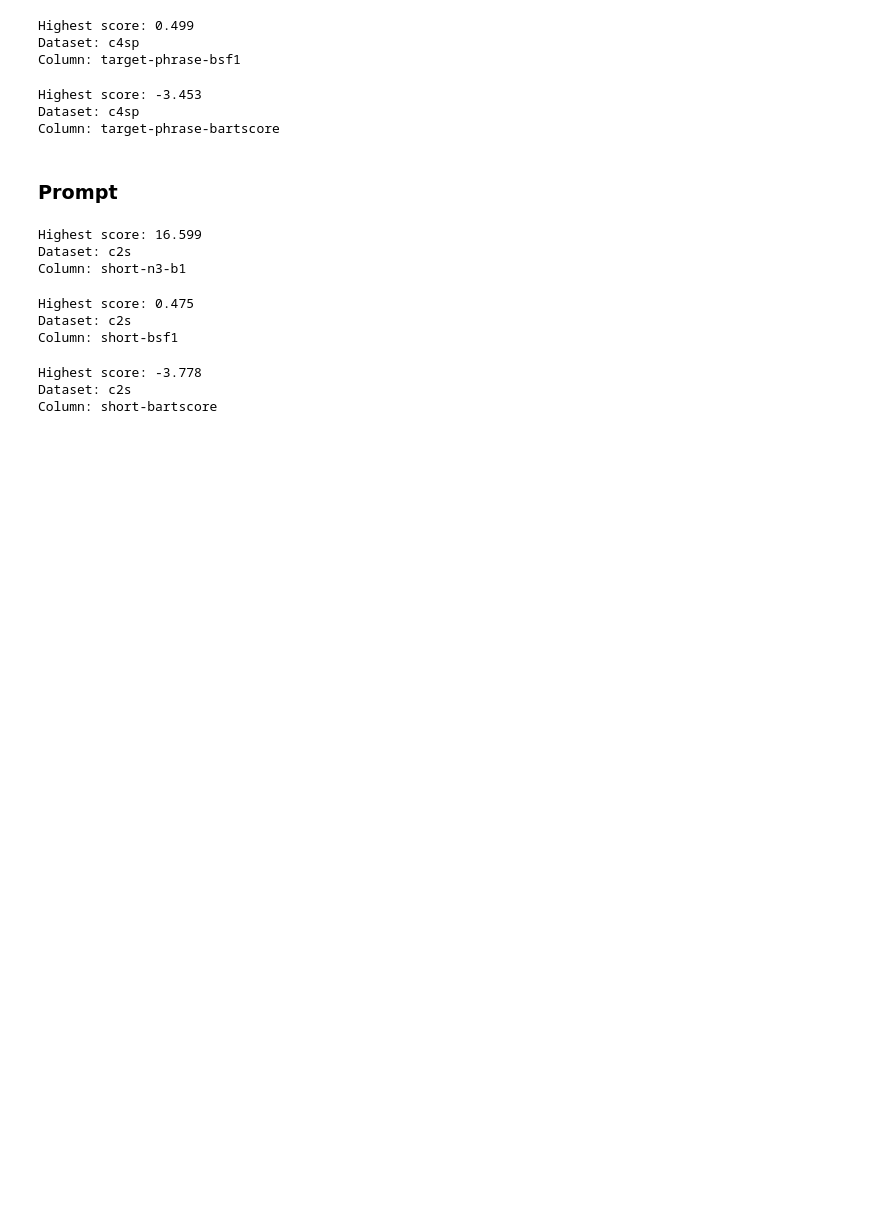
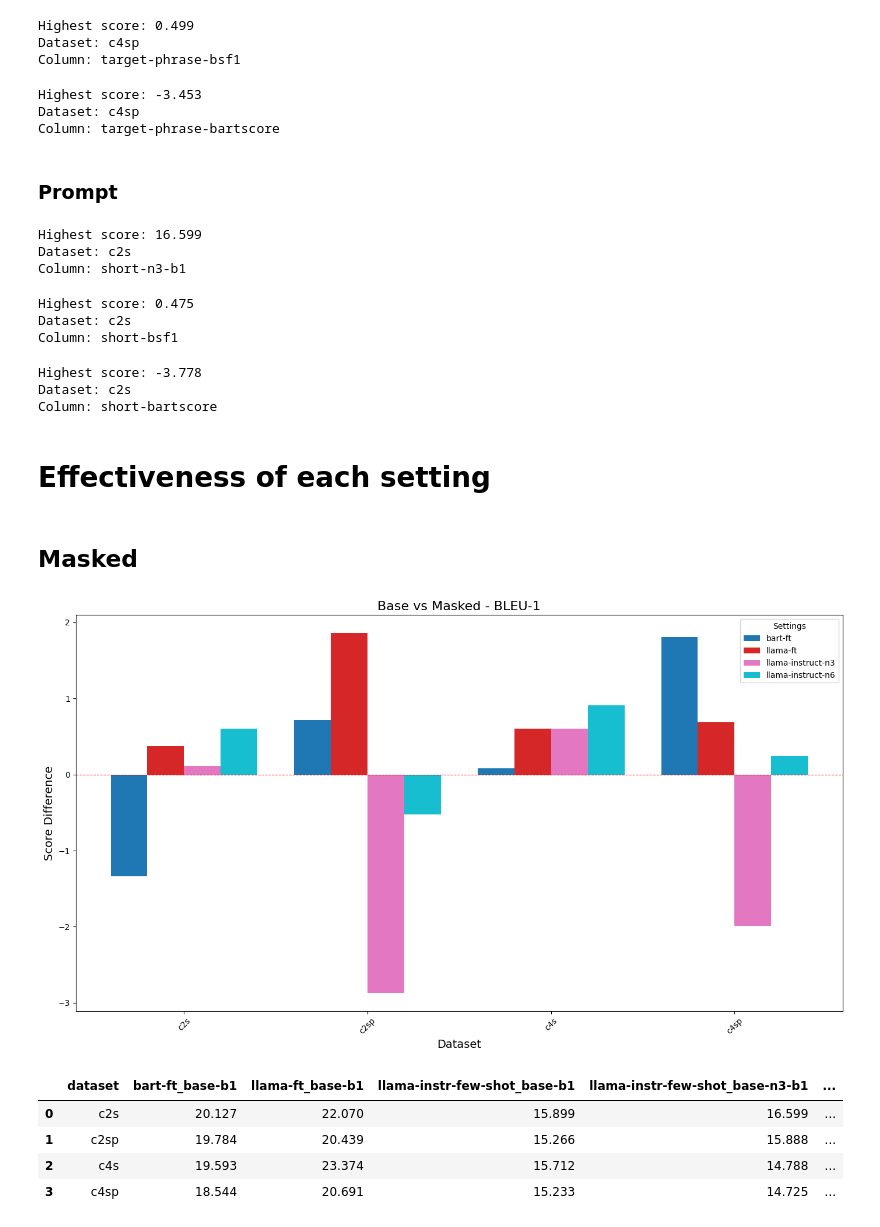
Before and after one commit to martgru/ElabSimp, a Jupyter notebook: main/05_inspect_results.ipynb, the cells around one changed output. Cells and saved outputs as stored; diff of their text form; code cells hidden in the pictures; blank space fills up the shorter version.

Commit message:
inspect final results for each model and setting

```diff
--- a/main/05_inspect_results.ipynb
+++ b/main/05_inspect_results.ipynb
@@ -585,3 +585,28 @@ find_max_value(llama_instr_prompt_res,exclude_substrings=["long-valid-b1"],exclu
 Highest score: -3.778
 Dataset: c2s
 Column: short-bartscore
+# %% [markdown]
+# Effectiveness of each setting
+# %% [markdown]
+## Masked
+# %%
+from display_utils import *
+bart_ft_df = preprocess_dataframe(bart_ft_res, "b1", "bart-ft")
+llama_ft_df = preprocess_dataframe(llama_ft_res,"b1", "llama-ft")
+llama_instr_df = preprocess_dataframe(llama_instr_res,"b1","llama-instr-few-shot")
+df = merge_dataframes([bart_ft_df,llama_ft_df,llama_instr_df])
+
+compare_to_base(
+    df=df,
+    settings_to_compare=['masked'],
+    score_type='b1',
+    title="Base vs Masked - BLEU-1",
+    exclude_columns=["llama-instr-few-shot_masked-b1"]
+)
+# %% [output]
+[figure, added]
+|  | dataset | bart-ft_base-b1 | llama-ft_base-b1 | llama-instr-few-shot_base-b1 | llama-instr-few-shot_base-n3-b1 | ... |
+| 0 | c2s | 20.127 | 22.070 | 15.899 | 16.599 | ... |
+| 1 | c2sp | 19.784 | 20.439 | 15.266 | 15.888 | ... |
+| 2 | c4s | 19.593 | 23.374 | 15.712 | 14.788 | ... |
+| 3 | c4sp | 18.544 | 20.691 | 15.233 | 14.725 | ... |
```
Also changed, not shown: parts of 14 cells of this notebook, 1 other file.
